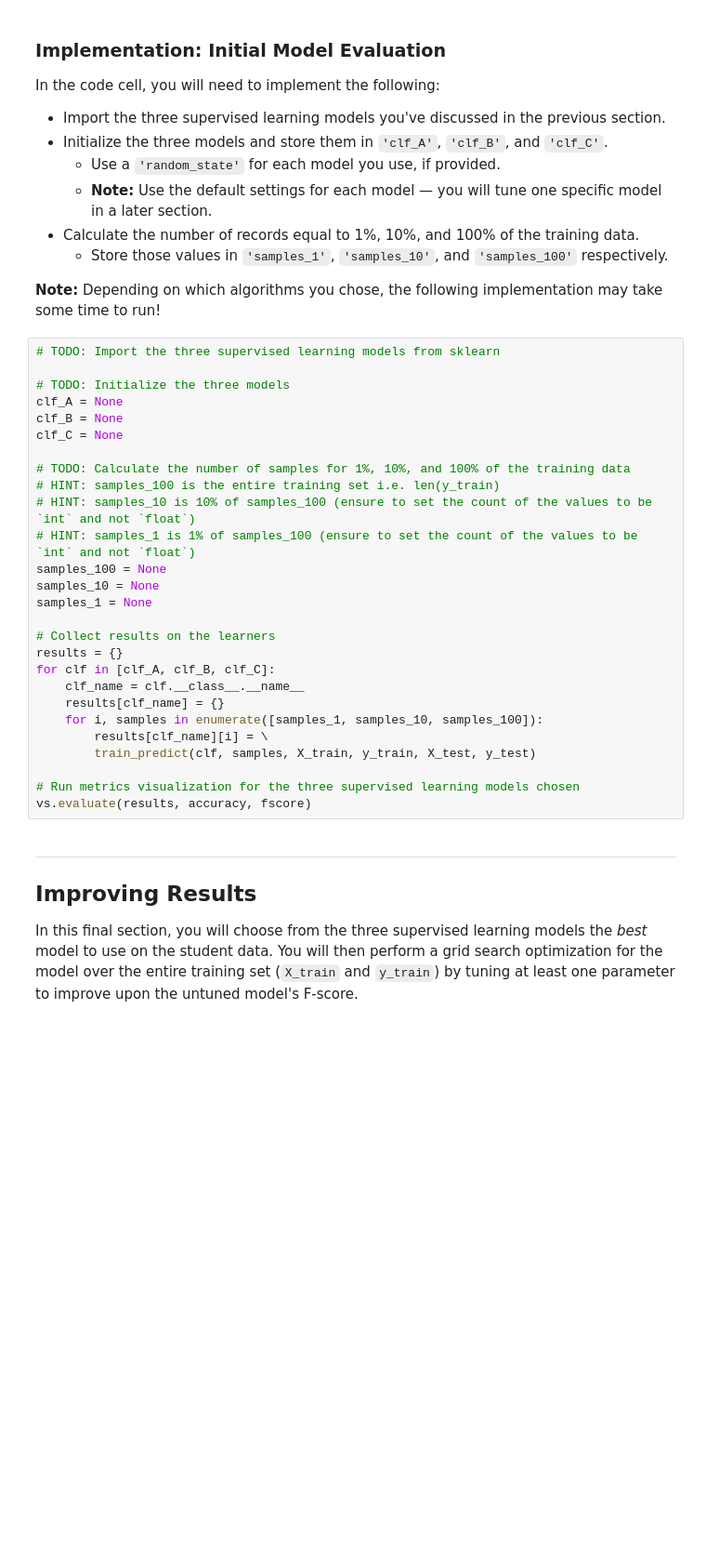
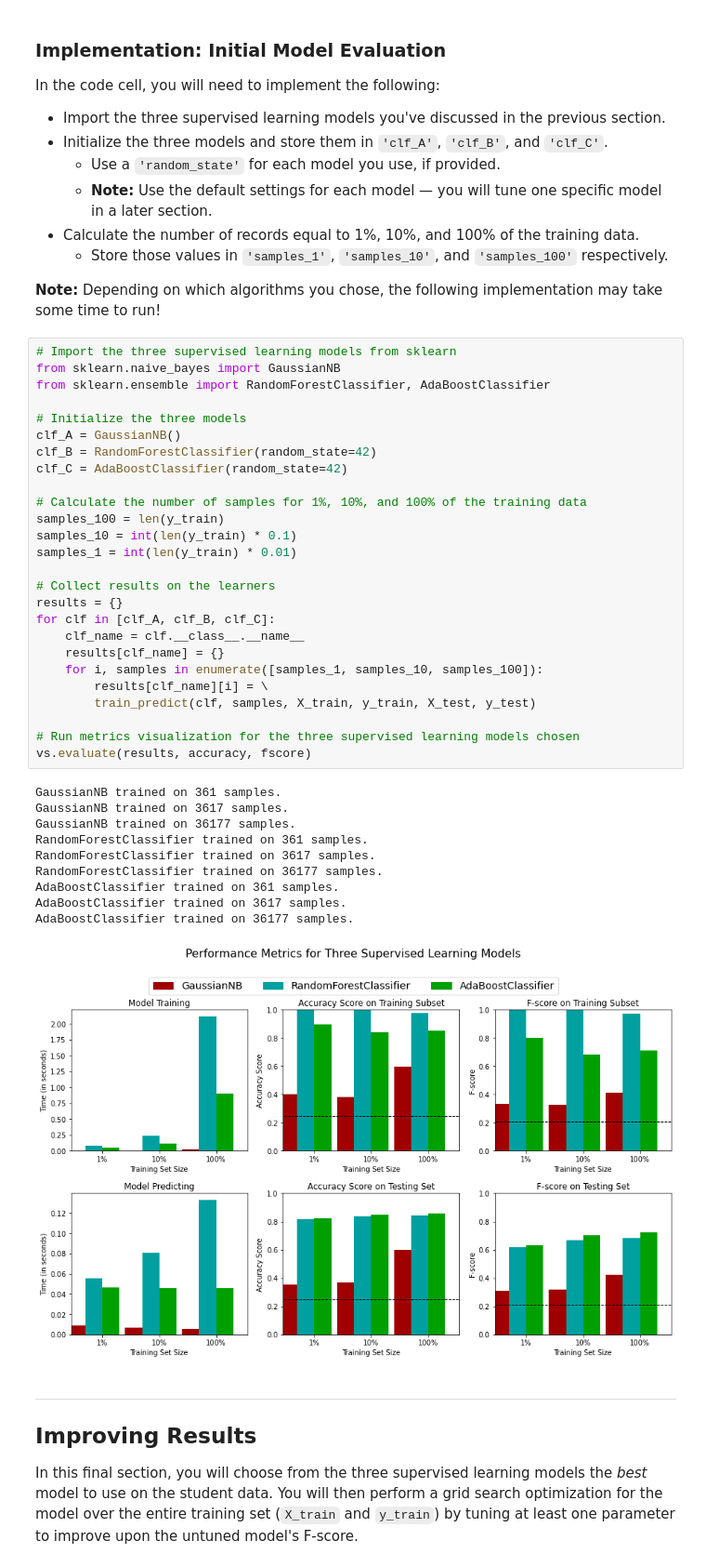
Before and after one commit to haddocksmack/udacity_charityml, a Jupyter notebook: finding_donors.ipynb, the cells around one changed output. Shown: that part at 93% size. Cells and saved outputs as stored; diff of their text form; blank space fills up the shorter version.

```diff
--- a/finding_donors.ipynb
+++ b/finding_donors.ipynb
@@ -360,32 +391,42 @@ In the code cell, you will need to implement the following:
 
 **Note:** Depending on which algorithms you chose, the following implementation may take some time to run!
 # %%
-# TODO: Import the three supervised learning models from sklearn
+# Import the three supervised learning models from sklearn
+from sklearn.naive_bayes import GaussianNB
+from sklearn.ensemble import RandomForestClassifier, AdaBoostClassifier
 
-# TODO: Initialize the three models
-clf_A = None
-clf_B = None
-clf_C = None
+# Initialize the three models
+clf_A = GaussianNB()
+clf_B = RandomForestClassifier(random_state=42)
+clf_C = AdaBoostClassifier(random_state=42)
 
-# TODO: Calculate the number of samples for 1%, 10%, and 100% of the training data
-# HINT: samples_100 is the entire training set i.e. len(y_train)
-# HINT: samples_10 is 10% of samples_100 (ensure to set the count of the values to be `int` and not `float`)
-# HINT: samples_1 is 1% of samples_100 (ensure to set the count of the values to be `int` and not `float`)
-samples_100 = None
-samples_10 = None
-samples_1 = None
+# Calculate the number of samples for 1%, 10%, and 100% of the training data
+samples_100 = len(y_train)
+samples_10 = int(len(y_train) * 0.1)
+samples_1 = int(len(y_train) * 0.01)
 
 # Collect results on the learners
 results = {}
 for clf in [clf_A, clf_B, clf_C]:
     clf_name = clf.__class__.__name__
     results[clf_name] = {}
     for i, samples in enumerate([samples_1, samples_10, samples_100]):
         results[clf_name][i] = \
         train_predict(clf, samples, X_train, y_train, X_test, y_test)
 
 # Run metrics visualization for the three supervised learning models chosen
 vs.evaluate(results, accuracy, fscore)
+# %% [output]
+GaussianNB trained on 361 samples.
+GaussianNB trained on 3617 samples.
+GaussianNB trained on 36177 samples.
+RandomForestClassifier trained on 361 samples.
+RandomForestClassifier trained on 3617 samples.
+RandomForestClassifier trained on 36177 samples.
+AdaBoostClassifier trained on 361 samples.
+AdaBoostClassifier trained on 3617 samples.
+AdaBoostClassifier trained on 36177 samples.
+[figure, added]
 # %% [markdown]
 ----
 ## Improving Results
```
Also changed, not shown: parts of 26 cells of this notebook, 1 other file.
